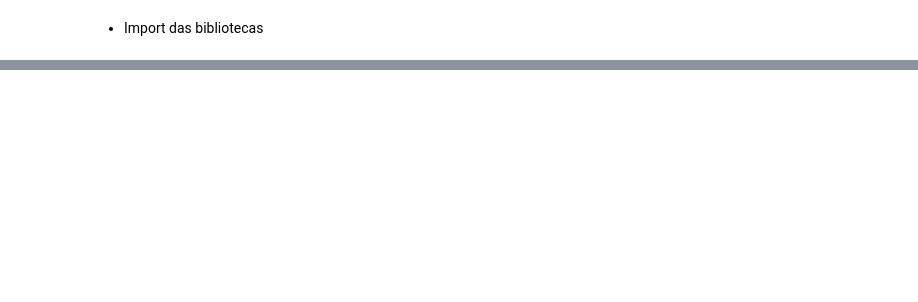
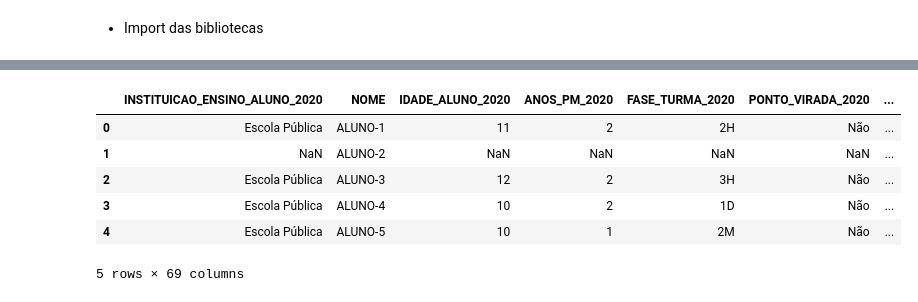
Before and after one commit to r-zambotti/Data_Analytics_Datathon_Grupo-60, a Jupyter notebook: Data_Analytics_Datathon_Grupo_60.ipynb, the cells around one changed output, grey strips where cells are left out. Cells and saved outputs as stored; diff of their text form; code cells hidden in the pictures; blank space fills up the shorter version.

```diff
--- a/Data_Analytics_Datathon_Grupo_60.ipynb
+++ b/Data_Analytics_Datathon_Grupo_60.ipynb
@@ -49,0 +92,23 @@ from sklearn.preprocessing import MinMaxScaler
+# %%
+# Função para remover acentuação
+def remover_acentos(texto):
+    if isinstance(texto, str):
+        return ''.join(
+            c for c in unicodedata.normalize('NFD', texto)
+            if unicodedata.category(c) != 'Mn'
+        )
+    return texto
+
+# Aplicar no índice e converter para minúsculas
+df_pede.index = df_pede.index.map(lambda x: remover_acentos(str(x)).lower())
+
+# Exibir as primeiras linhas do DataFrame
+df_pede.head()
+# %% [output]
+|  | INSTITUICAO_ENSINO_ALUNO_2020 | NOME | IDADE_ALUNO_2020 | ANOS_PM_2020 | FASE_TURMA_2020 | PONTO_VIRADA_2020 | ... |
+| 0 | Escola Pública | ALUNO-1 | 11 | 2 | 2H | Não | ... |
+| 1 | NaN | ALUNO-2 | NaN | NaN | NaN | NaN | ... |
+| 2 | Escola Pública | ALUNO-3 | 12 | 2 | 3H | Não | ... |
+| 3 | Escola Pública | ALUNO-4 | 10 | 2 | 1D | Não | ... |
+| 4 | Escola Pública | ALUNO-5 | 10 | 1 | 2M | Não | ... |
+5 rows × 69 columns
```
Also changed, not shown: parts of 8 cells of this notebook.
